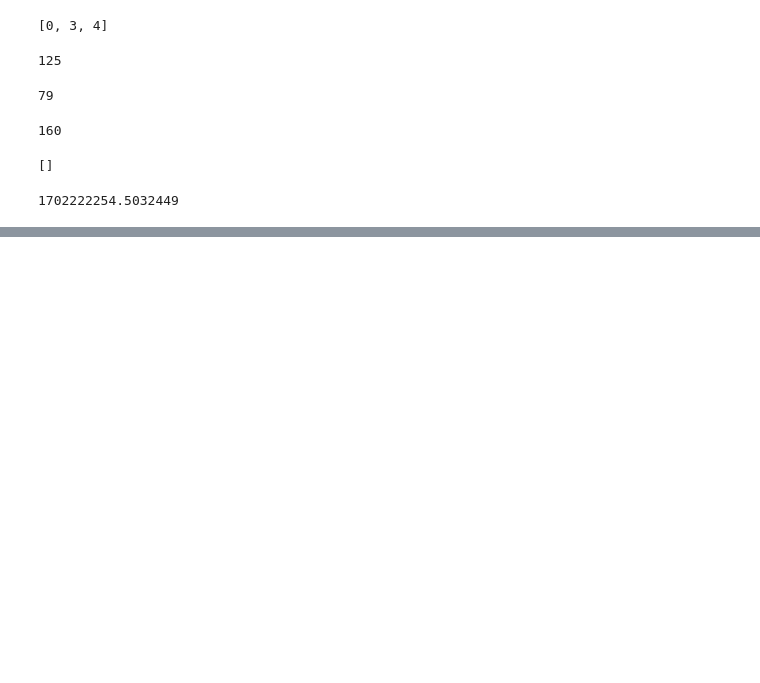
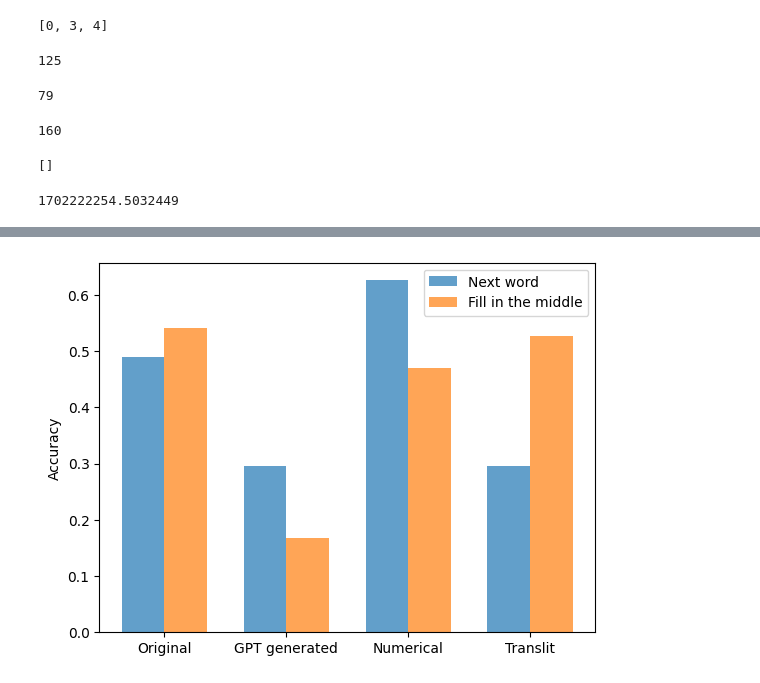
Before and after one commit to JetBrains-Research/effective-inference, a Jupyter notebook: Preprocessing.ipynb, the cells around one changed output, grey strips where cells are left out. Saved outputs shown, nothing was run; the diff lists cells and outputs as text; code cells hidden in the pictures; blank space fills up the shorter version.

```diff
--- a/Preprocessing.ipynb
+++ b/Preprocessing.ipynb
@@ -3373,0 +3395,21 @@ time.time()
+# %%
+categories = ['Original', 'GPT generated', 'Numerical', 'Translit']
+data1 = [0.4900900900900901, 0.2963963963963964, 0.6261261261261262, 0.2963963963963964]
+data2 = [0.5415318230852212, 0.16720604099244876, 0.4692556634304207, 0.5264293419633226]
+
+# Plotting
+bar_width = 0.35
+index = range(len(categories))
+
+plt.bar(index, data1, width=bar_width, label='Next word', alpha=0.7)
+plt.bar([i + bar_width for i in index], data2, width=bar_width, label='Fill in the middle', alpha=0.7)
+
+# Customize plot
+plt.ylabel('Accuracy')
+plt.xticks([i + bar_width / 2 for i in index], categories)
+plt.legend()
+
+# Show plot
+plt.show()
+# %% [output]
+[figure, added]
```
Also changed, not shown: parts of 6 cells of this notebook, 2 other files.
